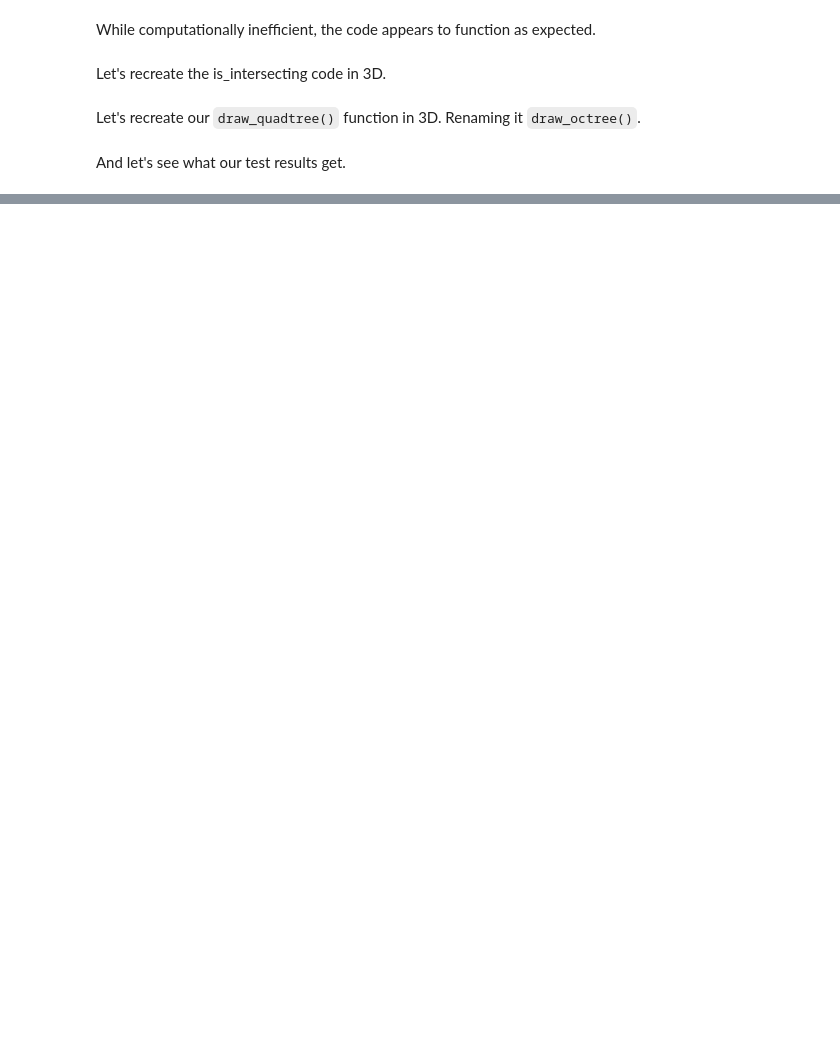
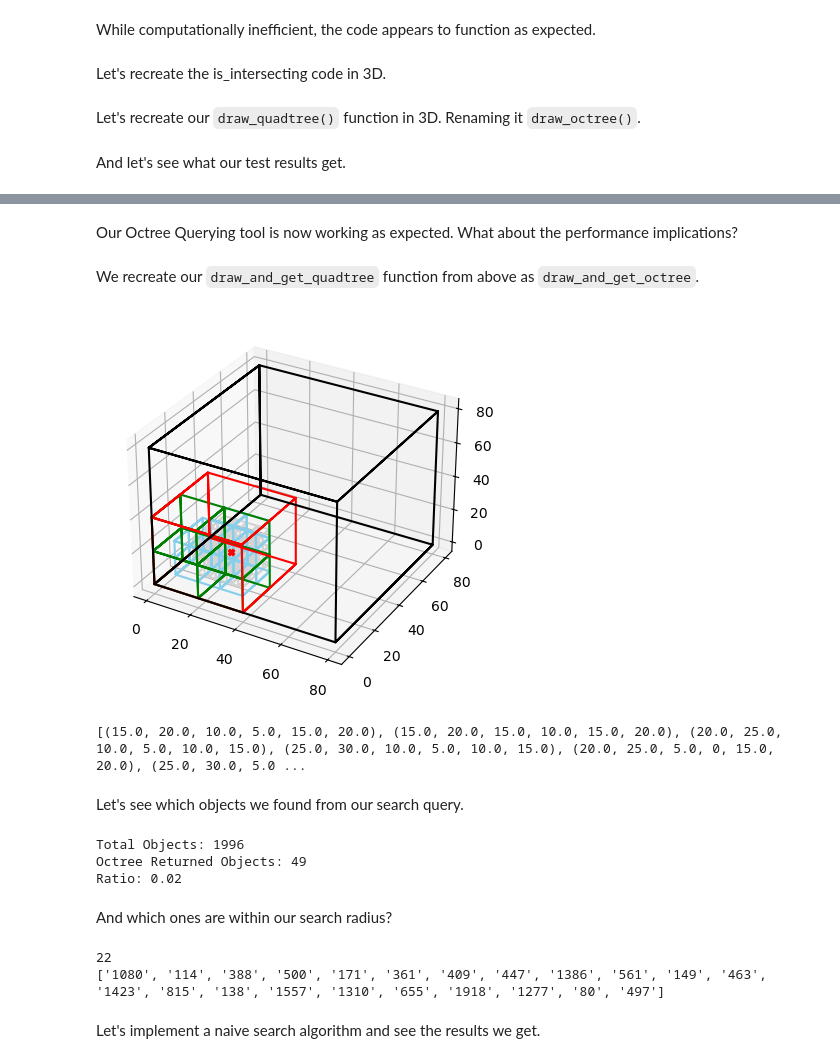
Before and after one commit to suryashch/3d_modelling, a Jupyter notebook: research/optimizing-the-scene/notebooks/octree-querying.ipynb, the cells around one changed output, grey strips where cells are left out. Cells and saved outputs as stored; diff of their text form; code cells hidden in the pictures; blank space fills up the shorter version.

```diff
--- a/research/optimizing-the-scene/notebooks/octree-querying.ipynb
+++ b/research/optimizing-the-scene/notebooks/octree-querying.ipynb
@@ -619,0 +622,4 @@ plt.show()
+# %% [markdown]
+Our Octree Querying tool is now working as expected. What about the performance implications?
+# %% [markdown]
+We recreate our `draw_and_get_quadtree` function from above as `draw_and_get_octree`.
@@ -619,0 +684,73 @@ plt.show()
+# %%
+index_ranges_3d= []
+
+camera_pos_3d = (29,10,24)
+r=10
+
+fig3 = plt.figure()
+ax3 = fig3.add_subplot(projection='3d')
+
+draw_and_get_octree(camera_pos_3d, new_ot, index_ranges_3d, threshold=r)
+
+camera_x, camera_y, camera_z = camera_pos_3d
+ax3.scatter(camera_x, camera_y, camera_z, marker='X', color='red', zorder=5)
+
+ax.set_aspect('equal')
+
+plt.show()
+print(index_ranges_3d)
+# %% [output]
+[figure, added]
+[(15.0, 20.0, 10.0, 5.0, 15.0, 20.0), (15.0, 20.0, 15.0, 10.0, 15.0, 20.0), (20.0, 25.0, 10.0, 5.0, 10.0, 15.0), (25.0, 30.0, 10.0, 5.0, 10.0, 15.0), (20.0, 25.0, 5.0, 0, 15.0, 20.0), (25.0, 30.0, 5.0 ...
+# %% [markdown]
+Let's see which objects we found from our search query.
+# %%
+objects_found_3d = np.array([])
+
+for bounds in index_ranges_3d:
+    x_l, x_r, y_t, y_b, z_f, z_b = bounds
+
+    x_l = int(x_l)
+    x_r = int(x_r)
+    y_t = int(y_t)
+    y_b = int(y_b)
+    z_f = int(z_f)
+    z_b = int(z_b)
+
+    ot_grid = grid_3d[z_f:z_b, y_b:y_t, x_l:x_r]
+    object_indices = ot_grid[ot_grid != 0]
+    objects_found_3d = np.hstack((objects_found_3d, object_indices))
+
+num_objects_ot = np.count_nonzero(objects_found_3d)
+
+print(f"Total Objects: {int(np.count_nonzero(grid_3d))}")
+print(f"Octree Returned Objects: {num_objects_ot}")
+print(f"Ratio: {round(num_objects_ot/int(np.count_nonzero(grid_3d)),2)}")
+# %% [output]
+Total Objects: 1996
+Octree Returned Objects: 49
+Ratio: 0.02
+# %% [markdown]
+And which ones are within our search radius?
+# %%
+objects_in_radius_3d = []
+
+for i in objects_found_3d:
+    i = int(i)
+    i = str(i)
+
+
+    obj_X, obj_Y, obj_Z = objects_dict_3d[i]
+
+    distance = (obj_Z - camera_z)**2 + (obj_Y - camera_y)**2 + (obj_X - camera_x)**2
+
+    if distance < r**2:
+        objects_in_radius_3d.append(i)
+
+print(len(objects_in_radius_3d))
+print(objects_in_radius_3d)
+# %% [output]
+22
+['1080', '114', '388', '500', '171', '361', '409', '447', '1386', '561', '149', '463', '1423', '815', '138', '1557', '1310', '655', '1918', '1277', '80', '497']
+# %% [markdown]
+Let's implement a naive search algorithm and see the results we get.
```
Also changed, not shown: parts of 17 cells of this notebook, 2 other files.
